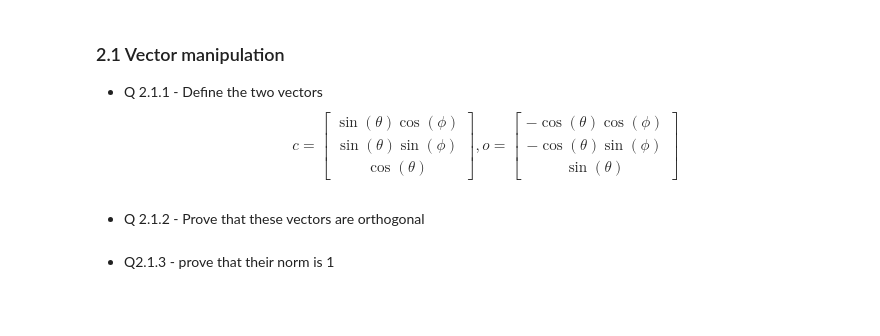
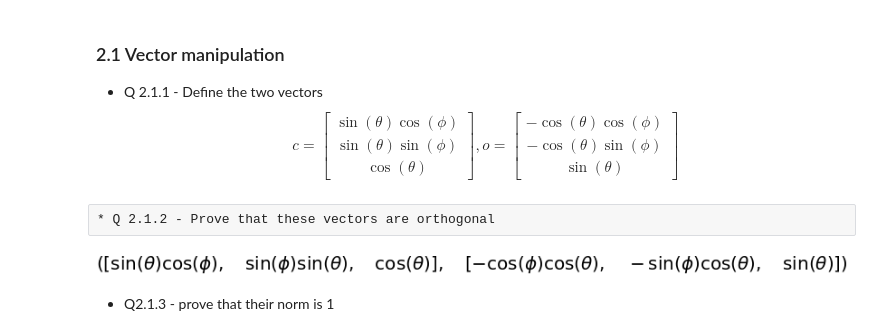
Before and after one commit to Bismark28/CAD1-sympy, a Jupyter notebook: lab4.ipynb, the cells around one changed output. Drawn from its saved outputs; the diff is of its cells as text; code cells hidden in the pictures; blank space fills up the shorter version.

```diff
--- a/lab4.ipynb
+++ b/lab4.ipynb
@@ -173,8 +173,18 @@ o = \begin{bmatrix}
   -\cos(\theta)\sin(\phi)\\
   \sin(\theta)
 \end{bmatrix}$$
-# %% [markdown]
-* Q 2.1.2 - Prove that these vectors are orthogonal
+# %%
+theta, phi = symbols('theta, phi')
+# %%
+c = [sin(theta)*cos(phi), sin(theta)*sin(phi), cos(theta)]
+o = [-cos(theta)*cos(phi), -cos(theta)*sin(phi), sin(theta)]
+# %% [raw]
+* Q 2.1.2 - Prove that these vectors are orthogonal
+# %%
+res = (c, o)
+res
+# %% [output]
+[figure, added]
 # %% [markdown]
 * Q2.1.3 - prove that their norm is 1
 # %% [markdown]
```
Also changed, not shown: parts of 3 cells of this notebook.
